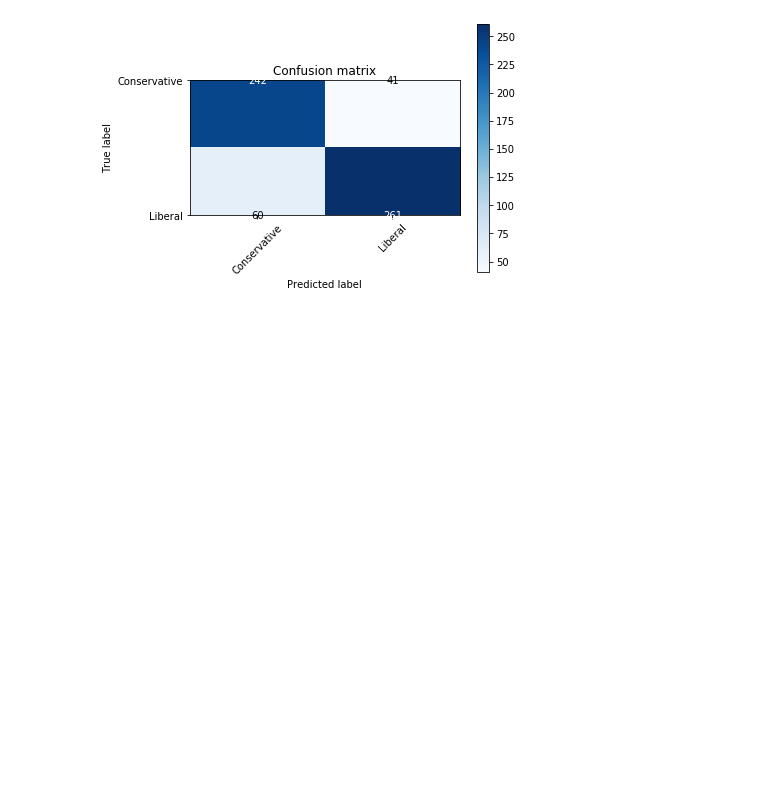
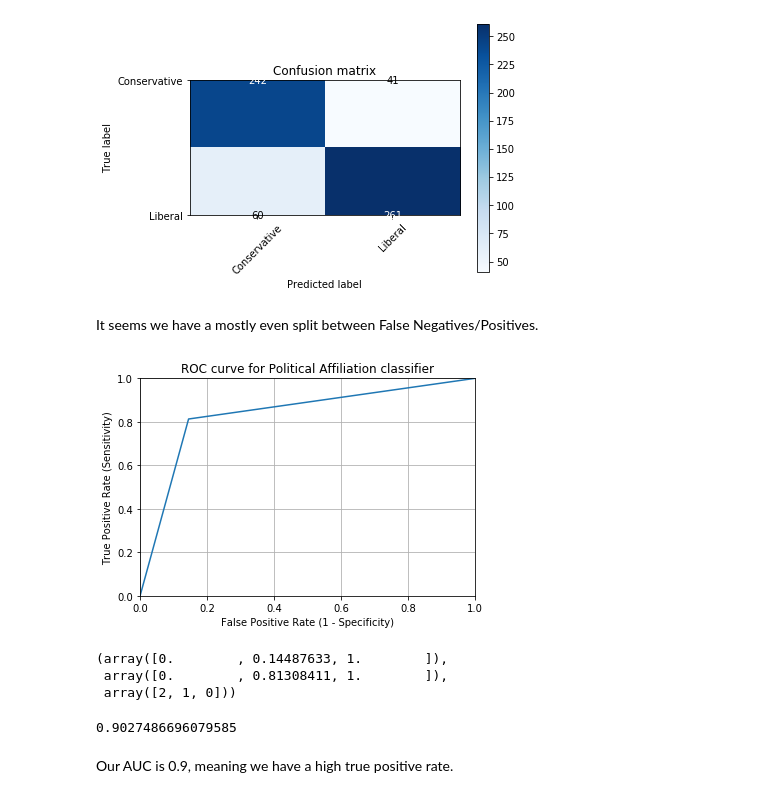
Before and after one commit to CaryMosley/PoliticalAffiliation, a Jupyter notebook: Modeling.ipynb, the cells around one changed output. Saved outputs shown, nothing was run; the diff lists cells and outputs as text; code cells hidden in the pictures; blank space fills up the shorter version.

```diff
--- a/Modeling.ipynb
+++ b/Modeling.ipynb
@@ -618,3 +640,31 @@ Confusion Matrix, without normalization
 [[242  41]
  [ 60 261]]
 [figure]
+# %% [markdown]
+It seems we have a mostly even split between False Negatives/Positives.
+# %%
+# IMPORTANT: first argument is true values, second argument is predicted probabilities
+fpr, tpr, thresholds = metrics.roc_curve(y_test, predictions)
+plt.plot(fpr, tpr)
+plt.xlim([0.0, 1.0])
+plt.ylim([0.0, 1.0])
+plt.title('ROC curve for Political Affiliation classifier')
+plt.xlabel('False Positive Rate (1 - Specificity)')
+plt.ylabel('True Positive Rate (Sensitivity)')
+plt.grid(True)
+# %% [output]
+[figure, added]
+# %%
+fpr, tpr, thresholds
+# %% [output]
+(array([0.        , 0.14487633, 1.        ]),
+ array([0.        , 0.81308411, 1.        ]),
+ array([2, 1, 0]))
+# %%
+# calculate cross-validated AUC
+from sklearn.model_selection import cross_val_score
+cross_val_score(logreg, X, y, cv=10, scoring='roc_auc').mean()
+# %% [output]
+0.9027486696079585
+# %% [markdown]
+Our AUC is 0.9, meaning we have a high true positive rate.
```
Also changed, not shown: parts of 4 cells of this notebook.
